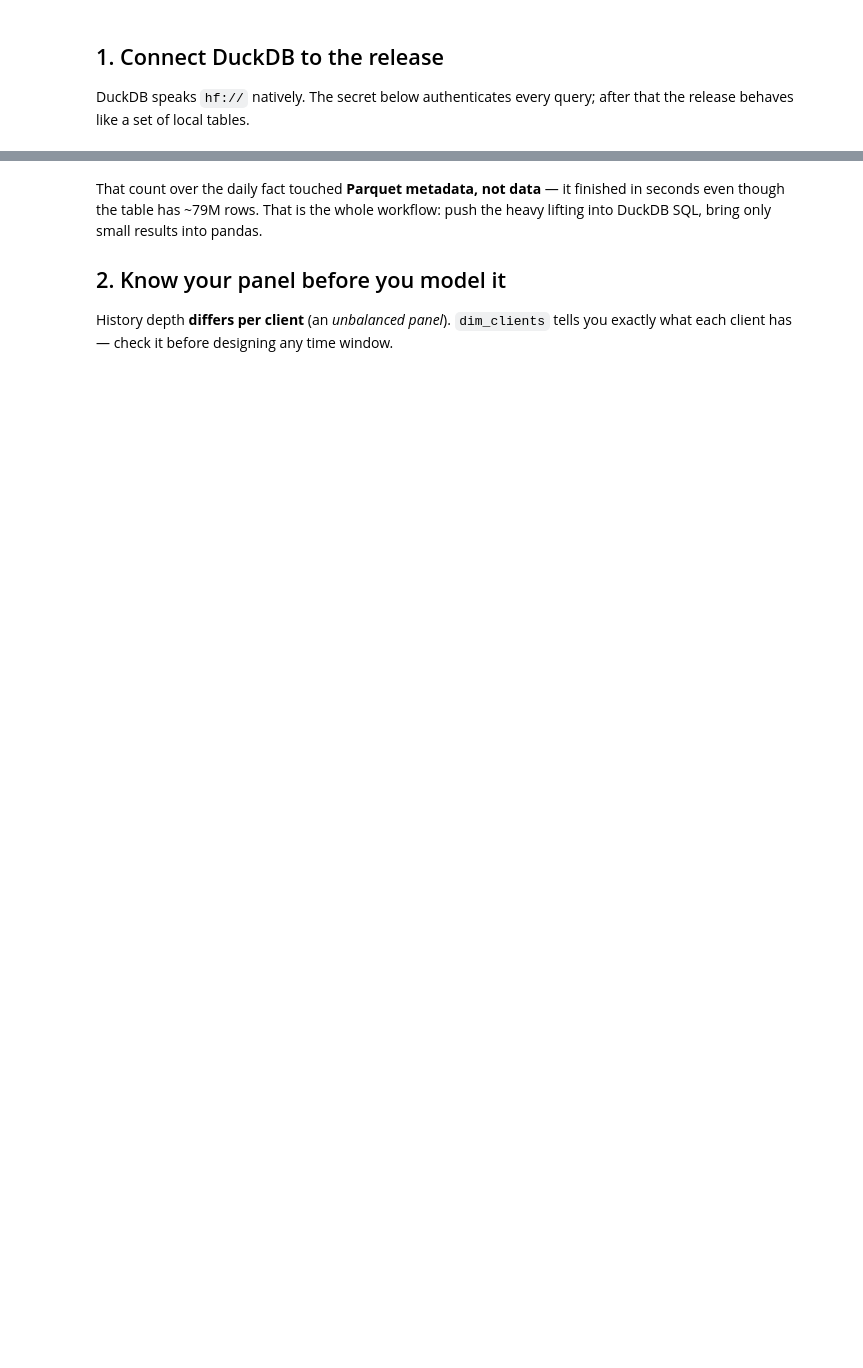
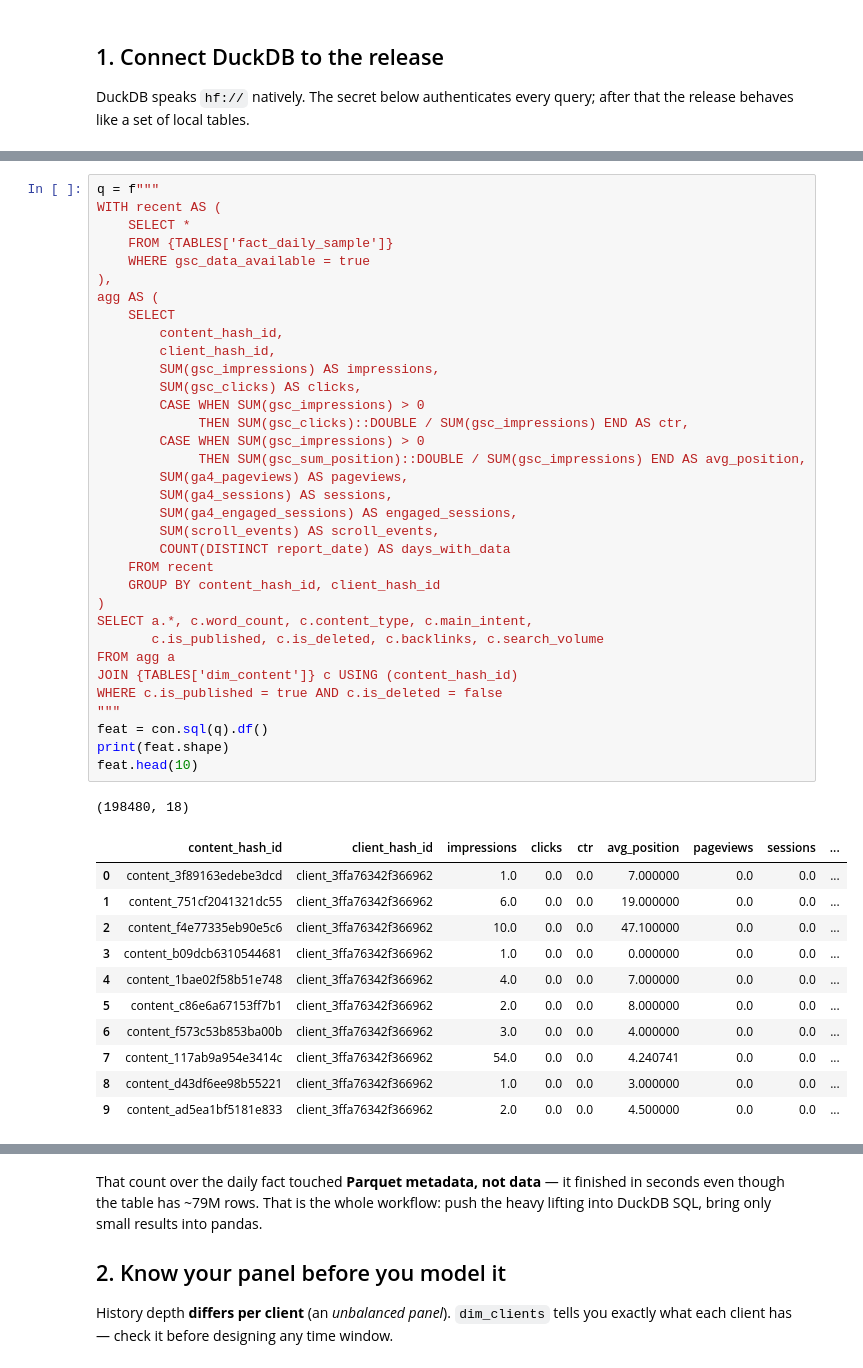
Before and after one commit to Hashir9099/flyrank-ml, a Jupyter notebook: notebooks/03_working_with_the_full_release.ipynb, the cells around one changed output, grey strips where cells are left out. Cells and saved outputs as stored; diff of their text form; blank space fills up the shorter version.

```diff
--- a/notebooks/03_working_with_the_full_release.ipynb
+++ b/notebooks/03_working_with_the_full_release.ipynb
@@ -60,0 +141,47 @@ for name, src in TABLES.items():
+# %%
+q = f"""
+WITH recent AS (
+    SELECT *
+    FROM {TABLES['fact_daily_sample']}
+    WHERE gsc_data_available = true
+),
+agg AS (
+    SELECT
+        content_hash_id,
+        client_hash_id,
+        SUM(gsc_impressions) AS impressions,
+        SUM(gsc_clicks) AS clicks,
+        CASE WHEN SUM(gsc_impressions) > 0
+             THEN SUM(gsc_clicks)::DOUBLE / SUM(gsc_impressions) END AS ctr,
+        CASE WHEN SUM(gsc_impressions) > 0
+             THEN SUM(gsc_sum_position)::DOUBLE / SUM(gsc_impressions) END AS avg_position,
+        SUM(ga4_pageviews) AS pageviews,
+        SUM(ga4_sessions) AS sessions,
+        SUM(ga4_engaged_sessions) AS engaged_sessions,
+        SUM(scroll_events) AS scroll_events,
+        COUNT(DISTINCT report_date) AS days_with_data
+    FROM recent
+    GROUP BY content_hash_id, client_hash_id
+)
+SELECT a.*, c.word_count, c.content_type, c.main_intent,
+       c.is_published, c.is_deleted, c.backlinks, c.search_volume
+FROM agg a
+JOIN {TABLES['dim_content']} c USING (content_hash_id)
+WHERE c.is_published = true AND c.is_deleted = false
+"""
+feat = con.sql(q).df()
+print(feat.shape)
+feat.head(10)
+# %% [output]
+(198480, 18)
+|  | content_hash_id | client_hash_id | impressions | clicks | ctr | avg_position | pageviews | sessions | ... |
+| 0 | content_3f89163edebe3dcd | client_3ffa76342f366962 | 1.0 | 0.0 | 0.0 | 7.000000 | 0.0 | 0.0 | ... |
+| 1 | content_751cf2041321dc55 | client_3ffa76342f366962 | 6.0 | 0.0 | 0.0 | 19.000000 | 0.0 | 0.0 | ... |
+| 2 | content_f4e77335eb90e5c6 | client_3ffa76342f366962 | 10.0 | 0.0 | 0.0 | 47.100000 | 0.0 | 0.0 | ... |
+| 3 | content_b09dcb6310544681 | client_3ffa76342f366962 | 1.0 | 0.0 | 0.0 | 0.000000 | 0.0 | 0.0 | ... |
+| 4 | content_1bae02f58b51e748 | client_3ffa76342f366962 | 4.0 | 0.0 | 0.0 | 7.000000 | 0.0 | 0.0 | ... |
+| 5 | content_c86e6a67153ff7b1 | client_3ffa76342f366962 | 2.0 | 0.0 | 0.0 | 8.000000 | 0.0 | 0.0 | ... |
+| 6 | content_f573c53b853ba00b | client_3ffa76342f366962 | 3.0 | 0.0 | 0.0 | 4.000000 | 0.0 | 0.0 | ... |
+| 7 | content_117ab9a954e3414c | client_3ffa76342f366962 | 54.0 | 0.0 | 0.0 | 4.240741 | 0.0 | 0.0 | ... |
+| 8 | content_d43df6ee98b55221 | client_3ffa76342f366962 | 1.0 | 0.0 | 0.0 | 3.000000 | 0.0 | 0.0 | ... |
+| 9 | content_ad5ea1bf5181e833 | client_3ffa76342f366962 | 2.0 | 0.0 | 0.0 | 4.500000 | 0.0 | 0.0 | ... |
```
Also changed, not shown: parts of 24 cells of this notebook.
